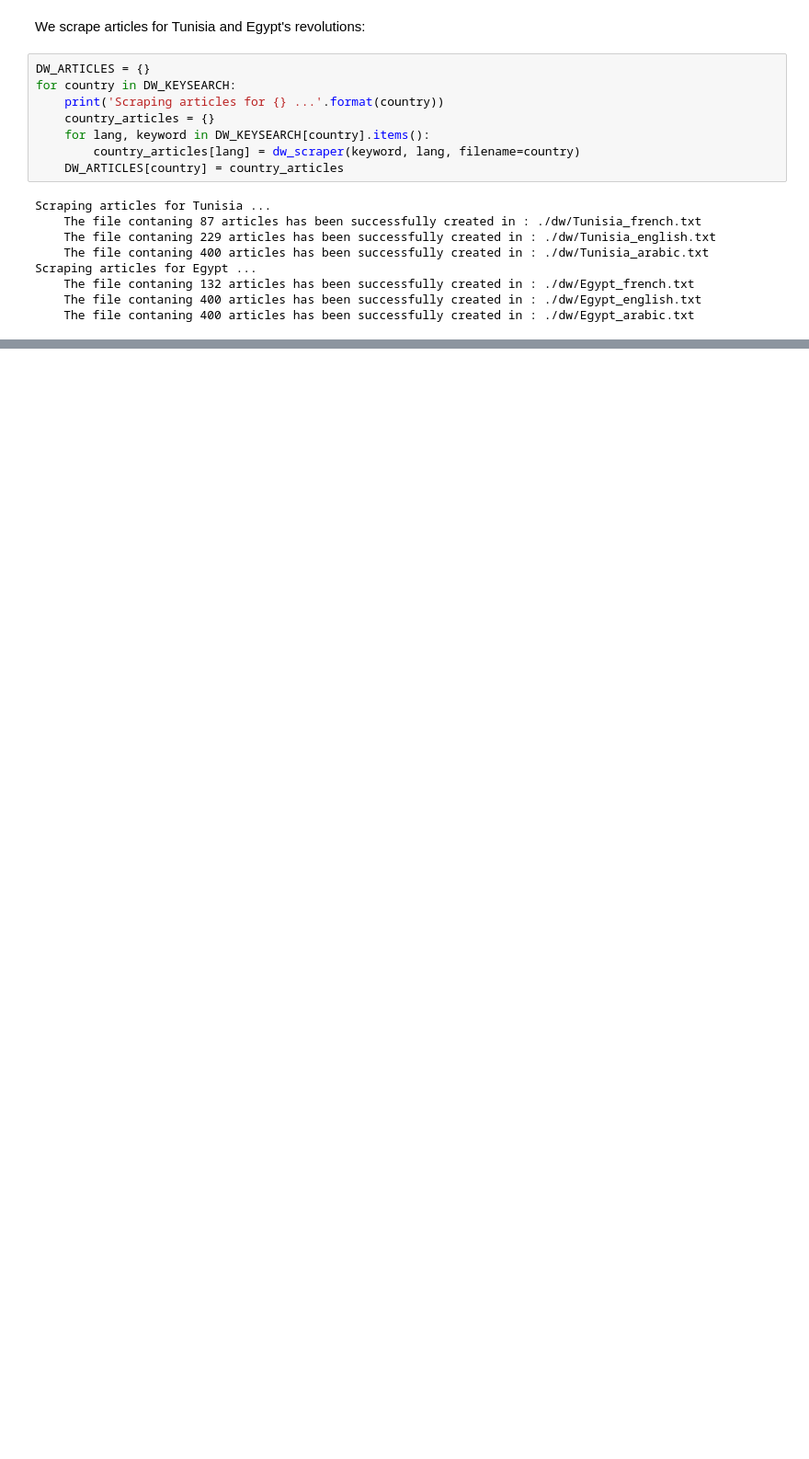
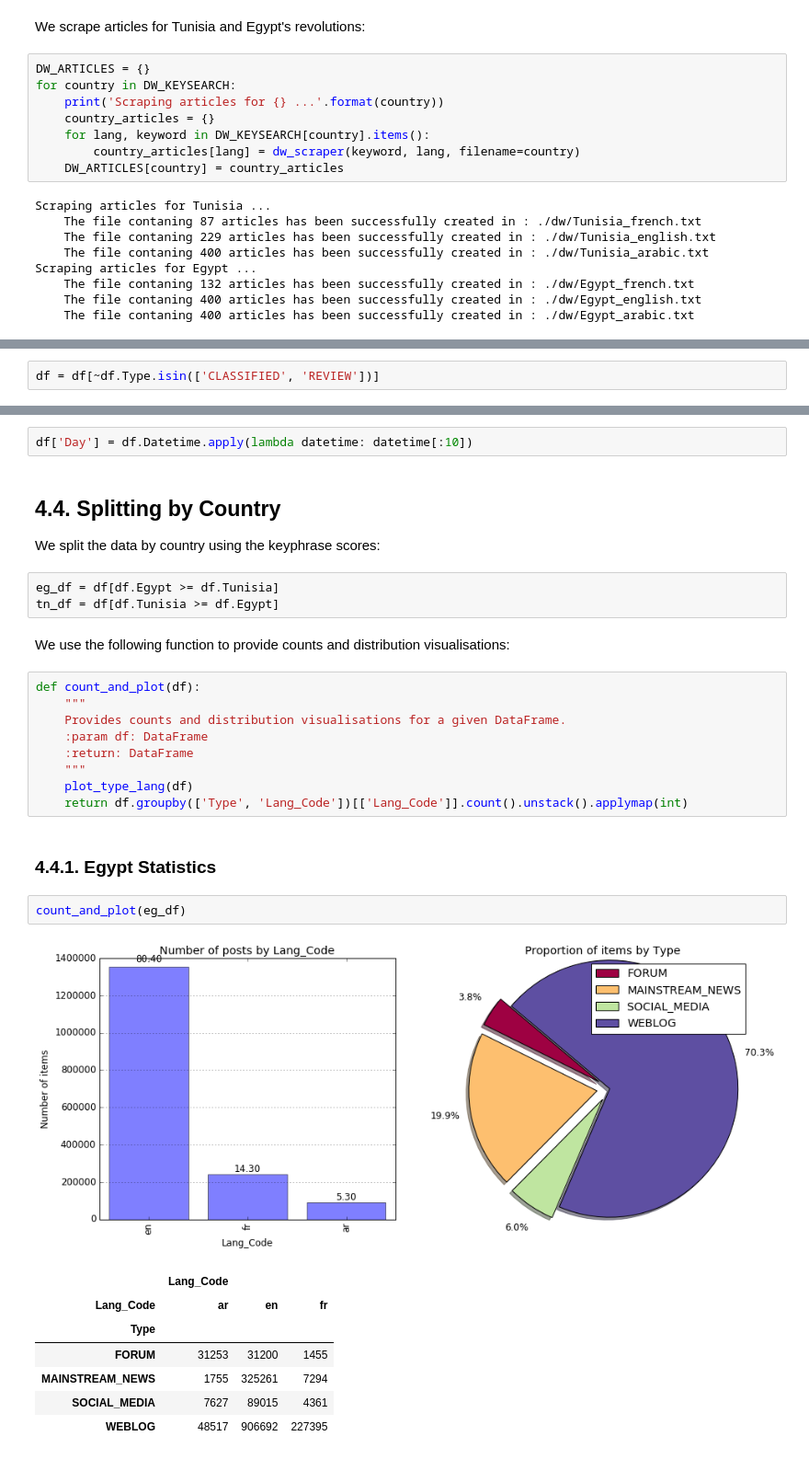
Before and after one commit to KhalilMrini/Revisiting-Arab-Spring, a Jupyter notebook: Project/Project.ipynb, the cells around one changed output, grey strips where cells are left out. Shown: that part at 92% size. Drawn from its saved outputs; the diff is of its cells as text; blank space fills up the shorter version.

```diff
--- a/Project/Project.ipynb
+++ b/Project/Project.ipynb
@@ -1151,0 +1267,2 @@ The accuracy for Egypt's articles in arabic is 81.75%
+# %%
+df = df[~df.Type.isin(['CLASSIFIED', 'REVIEW'])]
@@ -1151,0 +1271,33 @@ The accuracy for Egypt's articles in arabic is 81.75%
+# %%
+df['Day'] = df.Datetime.apply(lambda datetime: datetime[:10])
+# %% [markdown]
+## 4.4. Splitting by Country<a class="anchor" id="44"></a>
+
+We split the data by country using the keyphrase scores:
+# %%
+eg_df = df[df.Egypt >= df.Tunisia]
+tn_df = df[df.Tunisia >= df.Egypt]
+# %% [markdown]
+We use the following function to provide counts and distribution visualisations:
+# %%
+def count_and_plot(df):
+    """
+    Provides counts and distribution visualisations for a given DataFrame.
+    :param df: DataFrame
+    :return: DataFrame
+    """
+    plot_type_lang(df)
+    return df.groupby(['Type', 'Lang_Code'])[['Lang_Code']].count().unstack().applymap(int)
+# %% [markdown]
+### 4.4.1. Egypt Statistics<a class="anchor" id="441"></a>
+# %%
+count_and_plot(eg_df)
+# %% [output]
+[figure, added]
+|  | Lang_Code |  |  |
+| Lang_Code | ar | en | fr |
+| Type |  |  |  |
+| FORUM | 31253 | 31200 | 1455 |
+| MAINSTREAM_NEWS | 1755 | 325261 | 7294 |
+| SOCIAL_MEDIA | 7627 | 89015 | 4361 |
+| WEBLOG | 48517 | 906692 | 227395 |
```
Also changed, not shown: parts of 40 cells of this notebook, 12 other files.
